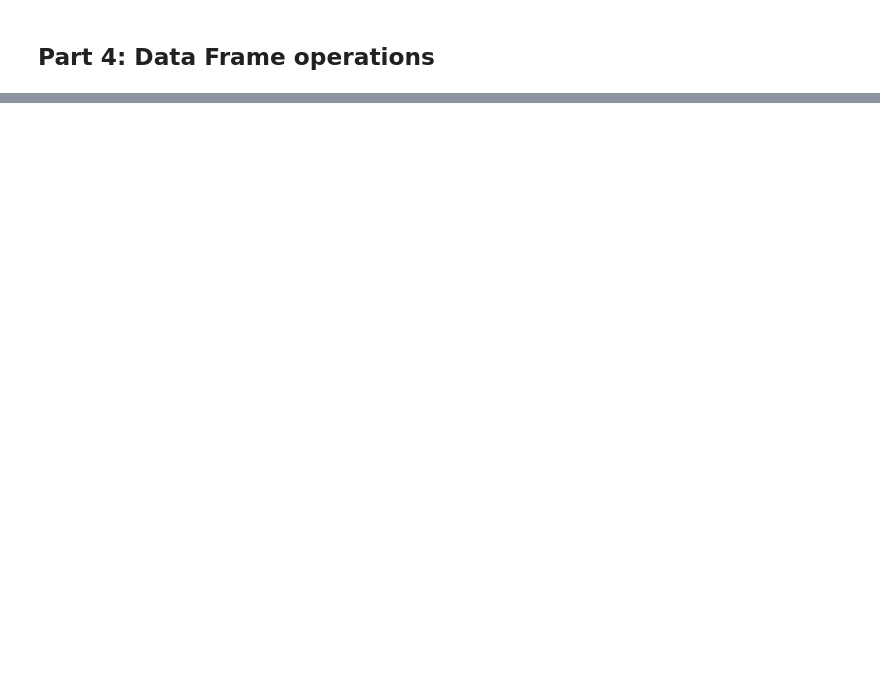
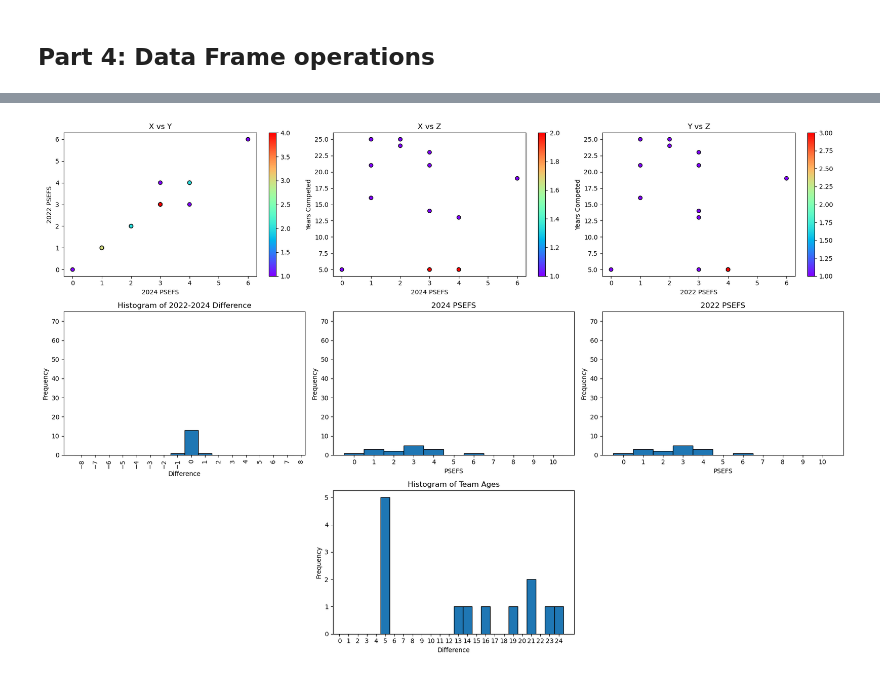
Before and after one commit to ifgc/FERMIS, a Jupyter notebook: introToPandas.ipynb, the cells around one changed output, grey strips where cells are left out. Saved outputs shown, nothing was run; the diff lists cells and outputs as text; code cells hidden in the pictures; blank space fills up the shorter version.

```diff
--- a/introToPandas.ipynb
+++ b/introToPandas.ipynb
@@ -153,0 +302,89 @@ axs[2].set_title('Species')
+# %%
+# from collections import Counter
+
+# Create a figure and a grid of subplots
+fig, axs = plt.subplots(3, 3, figsize=(18, 12))
+
+# Assuming your DataFrame is called filteredDF
+x_data = filteredDF['2024 PSEFS (initial)']
+y_data = filteredDF['2022 PSEFS (initial)']
+z_data = filteredDF['Years Competed']
+
+# Count occurrences for color mapping
+counter_xy = Counter(zip(x_data, y_data))
+counter_xz = Counter(zip(x_data, z_data))
+counter_yz = Counter(zip(y_data, z_data))
+
+# Create a color array based on occurrences
+colors_xy = [counter_xy[(x, y)] for x, y in zip(x_data, y_data)]
+colors_xz = [counter_xz[(x, z)] for x, z in zip(x_data, z_data)]
+colors_yz = [counter_yz[(y, z)] for y, z in zip(y_data, z_data)]
+
+# X vs Y
+sc = axs[0, 0].scatter(x_data, y_data, c=colors_xy, cmap='rainbow', edgecolor='black')
+plt.colorbar(sc, ax=axs[0, 0])
+axs[0, 0].set_title('X vs Y')
+axs[0, 0].set_xlabel('2024 PSEFS')
+axs[0, 0].set_ylabel('2022 PSEFS')
+
+# X vs Z
+sc = axs[0, 1].scatter(x_data, z_data, c=colors_xz, cmap='rainbow', edgecolor='black')
+plt.colorbar(sc, ax=axs[0, 1])
+axs[0, 1].set_title('X vs Z')
+axs[0, 1].set_xlabel('2024 PSEFS')
+axs[0, 1].set_ylabel('Years Competed')
+
+# Y vs Z
+sc = axs[0, 2].scatter(y_data, z_data, c=colors_yz, cmap='rainbow', edgecolor='black')
+plt.colorbar(sc, ax=axs[0, 2])
+axs[0, 2].set_title('Y vs Z')
+axs[0, 2].set_xlabel('2022 PSEFS')
+axs[0, 2].set_ylabel('Years Competed')
+
+# Histogram of X-Y difference
+bins_edges = [i-0.5 for i in range(-8,9)]
+axs[1, 0].hist((x_data - y_data), bins=bins_edges, edgecolor='black')
+axs[1, 0].set_title('Histogram of 2022-2024 Difference')
+axs[1, 0].set_xticks(range(-8,9))
+axs[1, 0].set_ylim(0,75)
+axs[1, 0].xaxis.set_tick_params(rotation=90)  # Optional, to rotate the tick labels
+axs[1, 0].set_xlabel('Difference')
+axs[1, 0].set_ylabel('Frequency')
+
+
+# Histogram of X
+bins_edges = [i-0.5 for i in range(12)]
+axs[1, 1].hist(x_data, bins=bins_edges, edgecolor='black')
+axs[1, 1].set_title('2024 PSEFS')
+axs[1, 1].set_xlabel('PSEFS')
+axs[1, 1].set_xticks(range(11))
+axs[1, 1].set_ylim(0,75)
+axs[1, 1].set_ylabel('Frequency')
+
+# Histogram of
+bins_edges = [i-0.5 for i in range(12)]
+axs[1, 2].hist(y_data, bins=bins_edges, edgecolor='black')
+axs[1, 2].set_title('2022 PSEFS')
+axs[1, 2].set_xlabel('PSEFS')
+axs[1, 2].set_ylim(0,75)
+axs[1, 2].set_xticks(range(11))
+axs[1, 2].set_ylabel('Frequency')
+
+axs[2, 0].axis('off')
+axs[2, 2].axis('off')
+
+
+
+bins_edges = [i-0.5 for i in range(1,26)]
+axs[2, 1].hist(z_data, bins=bins_edges, edgecolor='black')
+axs[2, 1].set_xticks(range(25))
+axs[2, 1].set_title('Histogram of Team Ages')
+axs[2, 1].set_xlabel('Difference')
+axs[2, 1].set_ylabel('Frequency')
+
+
+
+plt.tight_layout()
+plt.show()
+# %% [output]
+[figure, added]
```
Also changed, not shown: parts of 15 cells of this notebook.
